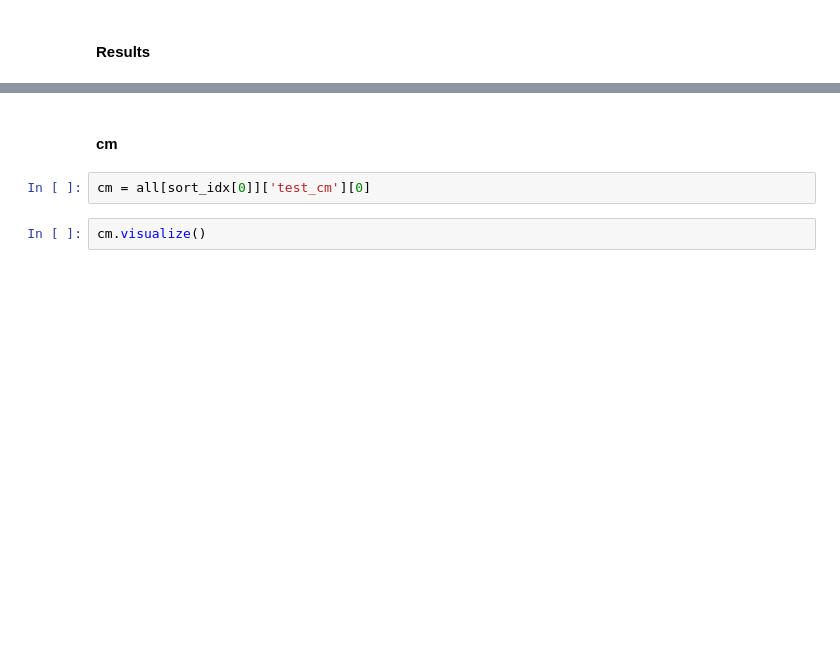
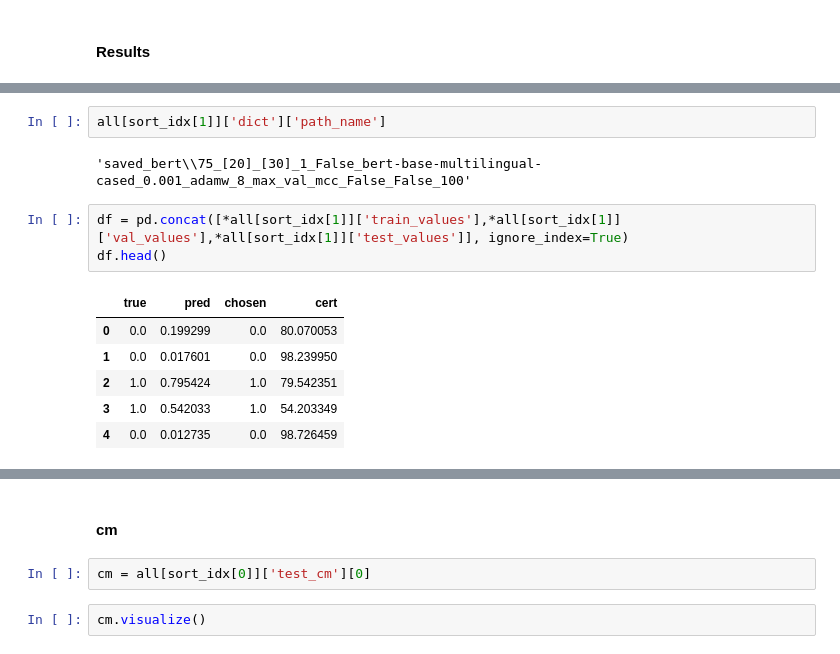
Before and after one commit to vibalcam/text-games, a Jupyter notebook: notebooks/models_training.ipynb, the cells around one changed output, grey strips where cells are left out. Saved outputs shown, nothing was run; the diff lists cells and outputs as text; blank space fills up the shorter version.

```diff
--- a/notebooks/models_training.ipynb
+++ b/notebooks/models_training.ipynb
@@ -108,0 +181,14 @@ all[sort_idx[0]]['dict']
+# %%
+all[sort_idx[1]]['dict']['path_name']
+# %% [output]
+'saved_bert\\75_[20]_[30]_1_False_bert-base-multilingual-cased_0.001_adamw_8_max_val_mcc_False_False_100'
+# %%
+df = pd.concat([*all[sort_idx[1]]['train_values'],*all[sort_idx[1]]['val_values'],*all[sort_idx[1]]['test_values']], ignore_index=True)
+df.head()
+# %% [output]
+|  | true | pred | chosen | cert |
+| 0 | 0.0 | 0.199299 | 0.0 | 80.070053 |
+| 1 | 0.0 | 0.017601 | 0.0 | 98.239950 |
+| 2 | 1.0 | 0.795424 | 1.0 | 79.542351 |
+| 3 | 1.0 | 0.542033 | 1.0 | 54.203349 |
+| 4 | 0.0 | 0.012735 | 0.0 | 98.726459 |
```
Also changed, not shown: parts of 59 cells of this notebook, 44 other files.
